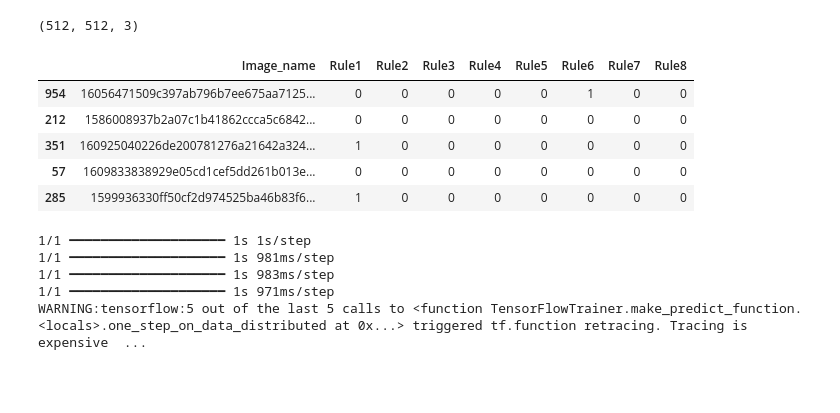
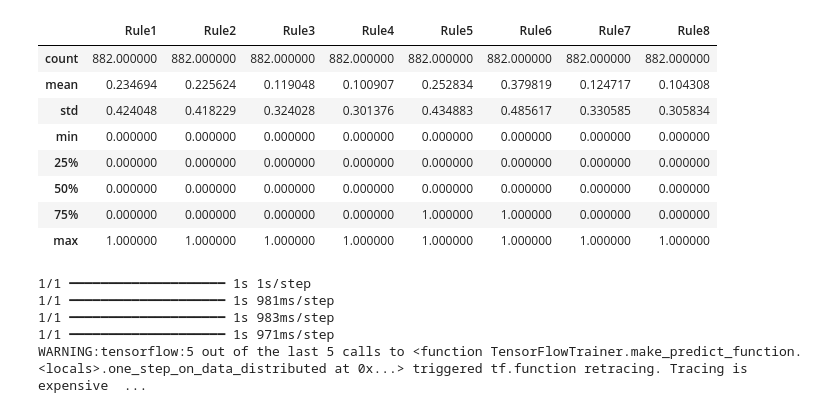
Before and after one commit to B0llerwagen/Data-Science-Case-Studies-SoSe24, a Jupyter notebook: all_models_combine/test_img.ipynb, the cells around one changed output. Drawn from its saved outputs; the diff is of its cells as text; code cells hidden in the pictures; blank space fills up the shorter version.

Commit message:
simplified the prediction and evaluation process of the final model by removing unimportant code/files

```diff
--- a/all_models_combine/test_img.ipynb
+++ b/all_models_combine/test_img.ipynb
@@ -51,13 +34,0 @@ def show_img(img_array):
-# %%
-import os
-import random
-
-folder_path = "../Yoio_Park_Proof"
-all_files = os.listdir(folder_path)
-random_image_file = random.choice(all_files)
-img_path = os.path.join(folder_path, random_image_file)
-img = load_image(img_path)
-img_array = np.expand_dims(img, axis=0)
-print(img.shape)
-# %% [output]
-(512, 512, 3)
@@ -103,11 +35,13 @@ def predict_image(models,img_path):
 # %%
-import pandas as pd
-balanced_labels = pd.read_csv('../all_models_combine/chosen_labels_all.csv', sep=';',index_col=False)
-balanced_labels.sample(5)
+balanced_labels = pd.read_csv('../all_models_combine/chosen_labels_all_rules.csv', sep=';',index_col=False)
+balanced_labels.describe()
 # %% [output]
-|  | Image_name | Rule1 | Rule2 | Rule3 | Rule4 | Rule5 | Rule6 | Rule7 | Rule8 |
-| 954 | 16056471509c397ab796b7ee675aa7125... | 0 | 0 | 0 | 0 | 0 | 1 | 0 | 0 |
-| 212 | 1586008937b2a07c1b41862ccca5c6842... | 0 | 0 | 0 | 0 | 0 | 0 | 0 | 0 |
-| 351 | 160925040226de200781276a21642a324... | 1 | 0 | 0 | 0 | 0 | 0 | 0 | 0 |
-| 57 | 1609833838929e05cd1cef5dd261b013e... | 0 | 0 | 0 | 0 | 0 | 0 | 0 | 0 |
-| 285 | 1599936330ff50cf2d974525ba46b83f6... | 1 | 0 | 0 | 0 | 0 | 0 | 0 | 0 |
+|  | Rule1 | Rule2 | Rule3 | Rule4 | Rule5 | Rule6 | Rule7 | Rule8 |
+| count | 882.000000 | 882.000000 | 882.000000 | 882.000000 | 882.000000 | 882.000000 | 882.000000 | 882.000000 |
+| mean | 0.234694 | 0.225624 | 0.119048 | 0.100907 | 0.252834 | 0.379819 | 0.124717 | 0.104308 |
+| std | 0.424048 | 0.418229 | 0.324028 | 0.301376 | 0.434883 | 0.485617 | 0.330585 | 0.305834 |
+| min | 0.000000 | 0.000000 | 0.000000 | 0.000000 | 0.000000 | 0.000000 | 0.000000 | 0.000000 |
+| 25% | 0.000000 | 0.000000 | 0.000000 | 0.000000 | 0.000000 | 0.000000 | 0.000000 | 0.000000 |
+| 50% | 0.000000 | 0.000000 | 0.000000 | 0.000000 | 0.000000 | 0.000000 | 0.000000 | 0.000000 |
+| 75% | 0.000000 | 0.000000 | 0.000000 | 0.000000 | 1.000000 | 1.000000 | 0.000000 | 0.000000 |
+| max | 1.000000 | 1.000000 | 1.000000 | 1.000000 | 1.000000 | 1.000000 | 1.000000 | 1.000000 |
```
Also changed, not shown: parts of 9 cells of this notebook, 23 other files.
